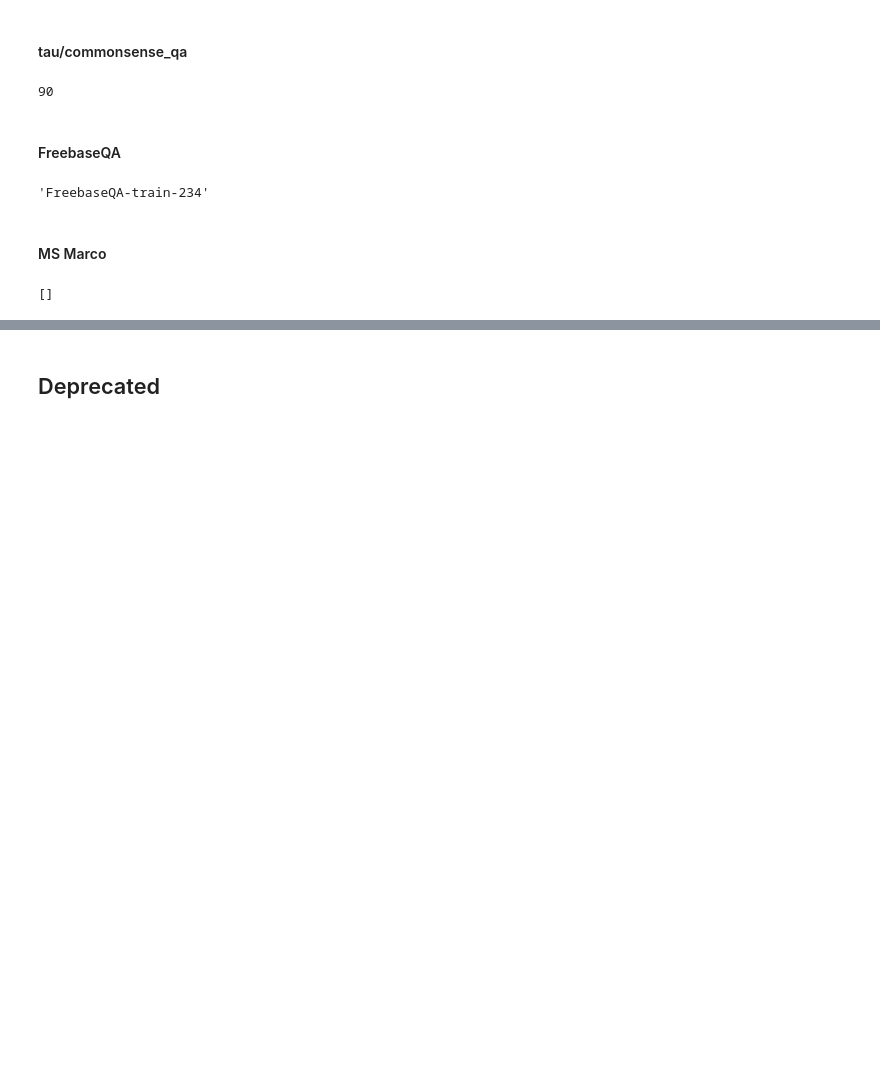
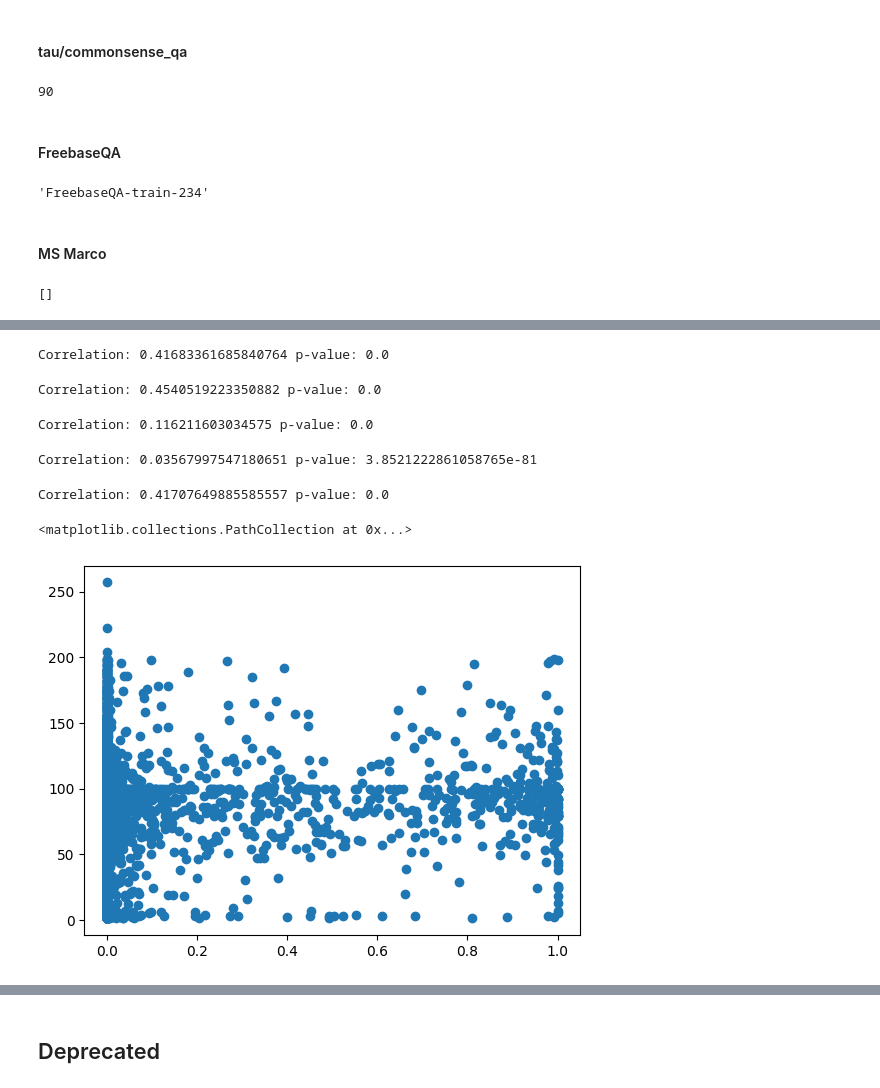
Before and after one commit to tristanratz/ITRF, a Jupyter notebook: create_dataset/create_reranker_dataset.ipynb, the cells around one changed output, grey strips where cells are left out. Cells and saved outputs as stored; diff of their text form; code cells hidden in the pictures; blank space fills up the shorter version.

```diff
--- a/create_dataset/create_reranker_dataset.ipynb
+++ b/create_dataset/create_reranker_dataset.ipynb
@@ -261,0 +569,3 @@ itrf_dataset_buffer
+# %%
+itrf.dropna(inplace=True)
+len(itrf)
@@ -261,0 +620,44 @@ itrf_dataset_buffer
+# %%
+# Is this significant
+from scipy.stats import pearsonr
+
+stat = pearsonr(itrf["llm_softmax"], itrf["context"].apply(lambda x: len(x.split(" "))))
+
+print("Correlation:", stat[0], "p-value:", stat[1])
+# %% [output]
+Correlation: 0.41683361685840764 p-value: 0.0
+# %%
+n = 30
+length = itrf["context"].apply(lambda x: len(x.split(" ")))
+length_over_n = length[length > n]
+itrf_over_n = itrf[length > n]
+
+stat = pearsonr(itrf_over_n["llm_softmax"], length_over_n)
+
+print("Correlation:", stat[0], "p-value:", stat[1])
+# %% [output]
+Correlation: 0.4540519223350882 p-value: 0.0
+# %%
+stat = pearsonr(itrf["llm_score"], itrf["context"].apply(lambda x: len(x.split(" "))))
+
+print("Correlation:", stat[0], "p-value:", stat[1])
+# %% [output]
+Correlation: 0.116211603034575 p-value: 0.0
+# %%
+stat = pearsonr(itrf["retriever_score"], itrf["context"].apply(lambda x: len(x.split(" "))))
+
+print("Correlation:", stat[0], "p-value:", stat[1])
+# %% [output]
+Correlation: 0.03567997547180651 p-value: 3.8521222861058765e-81
+# %%
+stat = pearsonr(itrf["llm_weighted_softmax"], itrf["context"].apply(lambda x: len(x.split(" "))))
+
+print("Correlation:", stat[0], "p-value:", stat[1])
+# %% [output]
+Correlation: 0.41707649885585557 p-value: 0.0
+# %%
+df = itrf.sample(10000)
+plt.scatter(df["llm_score"], df["context"].apply(lambda x: len(x.split(" "))))
+# %% [output]
+<matplotlib.collections.PathCollection at 0x...>
+[figure, added]
```
Also changed, not shown: parts of 40 cells of this notebook, 2 other files.
